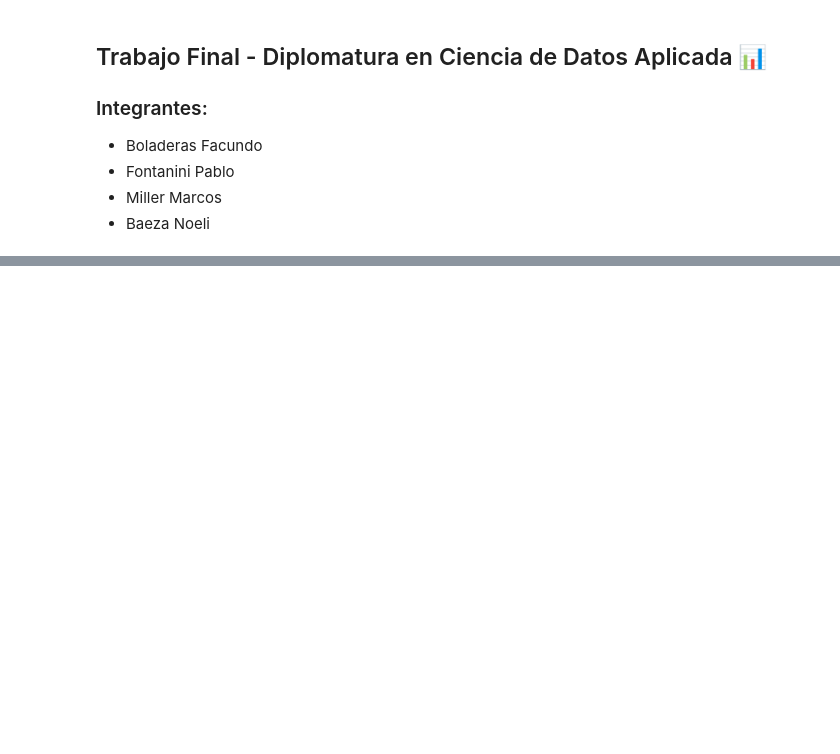
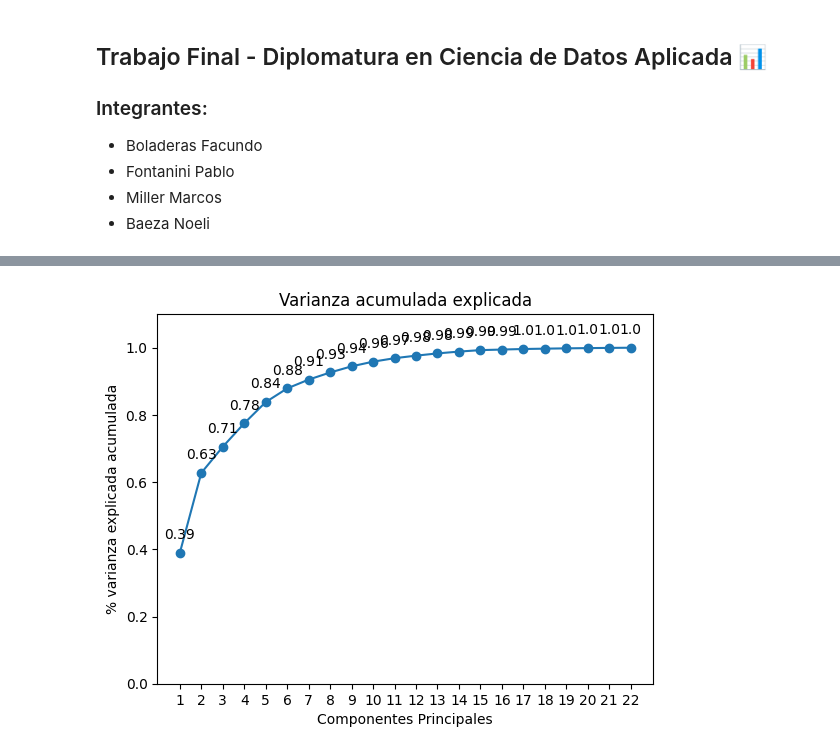
Before and after one commit to noelibaeza/FINAL_DIPLOMATURA, a Jupyter notebook: trabajo_final.ipynb, the cells around one changed output, grey strips where cells are left out. Saved outputs shown, nothing was run; the diff lists cells and outputs as text; code cells hidden in the pictures; blank space fills up the shorter version.

```diff
--- a/trabajo_final.ipynb
+++ b/trabajo_final.ipynb
@@ -37,0 +358,30 @@ df.dtypes
+# %%
+def varianza_explicada_acumulada(df):
+  varexpacum = pca.explained_variance_ratio_.cumsum()
+  fig, ax = plt.subplots()
+  ax.plot(
+      np.arange(len(df.columns)) + 1,
+      varexpacum,
+      marker = 'o'
+  )
+
+  for x, y in zip(np.arange(len(df.columns)) + 1, varexpacum):
+      label = round(y, 2)
+      ax.annotate(
+          label,
+          (x,y),
+          textcoords="offset points",
+          xytext=(0,10),
+          ha='center'
+      )
+
+  ax.set_ylim(0, 1.1)
+  ax.set_xticks(np.arange(pca.n_components_) +1)
+  ax.set_title("Varianza acumulada explicada")
+  ax.set_xlabel("Componentes Principales")
+  ax.set_ylabel("% varianza explicada acumulada")
+  plt.show()
+# %%
+varianza_explicada_acumulada(df_cuantitativo)
+# %% [output]
+[figure, added]
```
Also changed, not shown: parts of 37 cells of this notebook.
